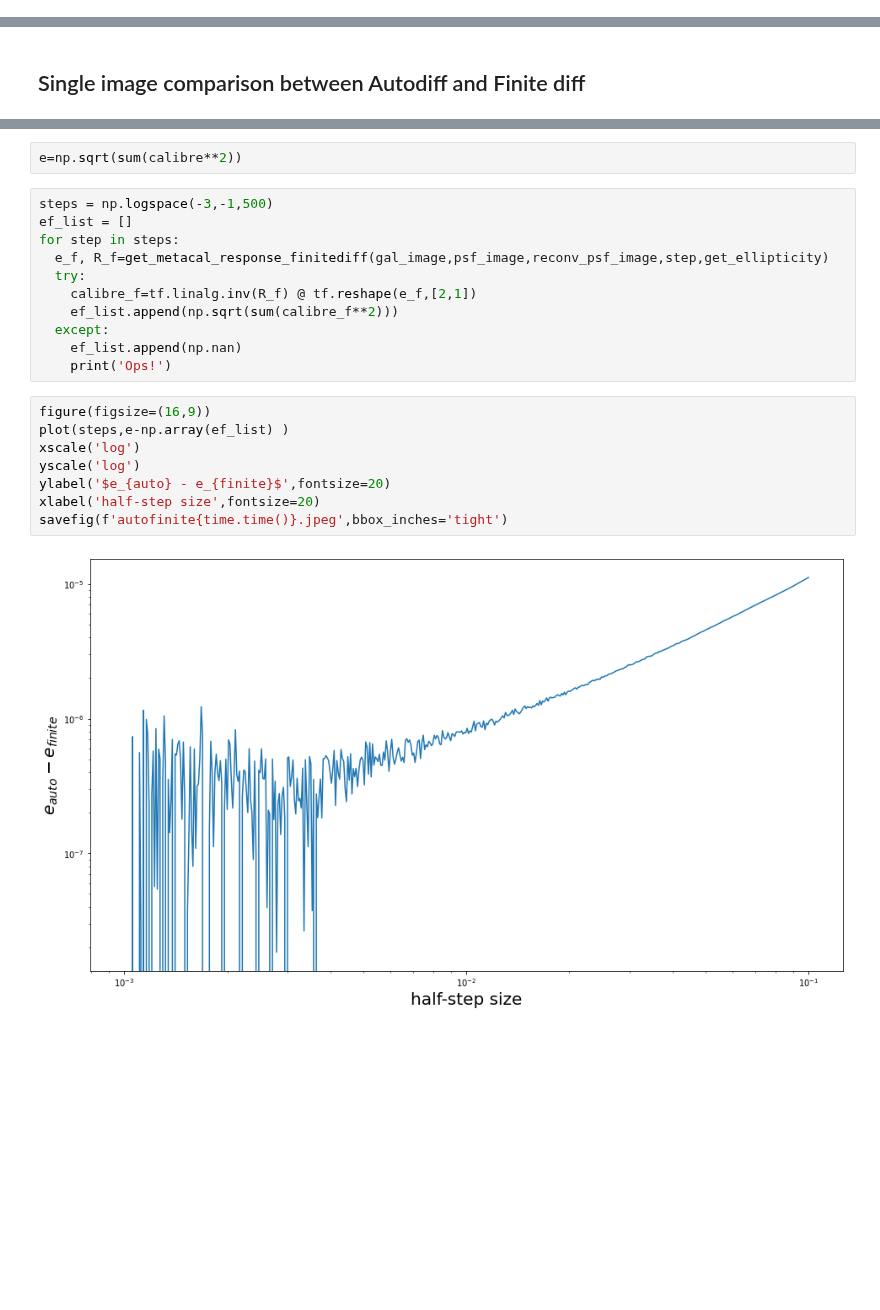
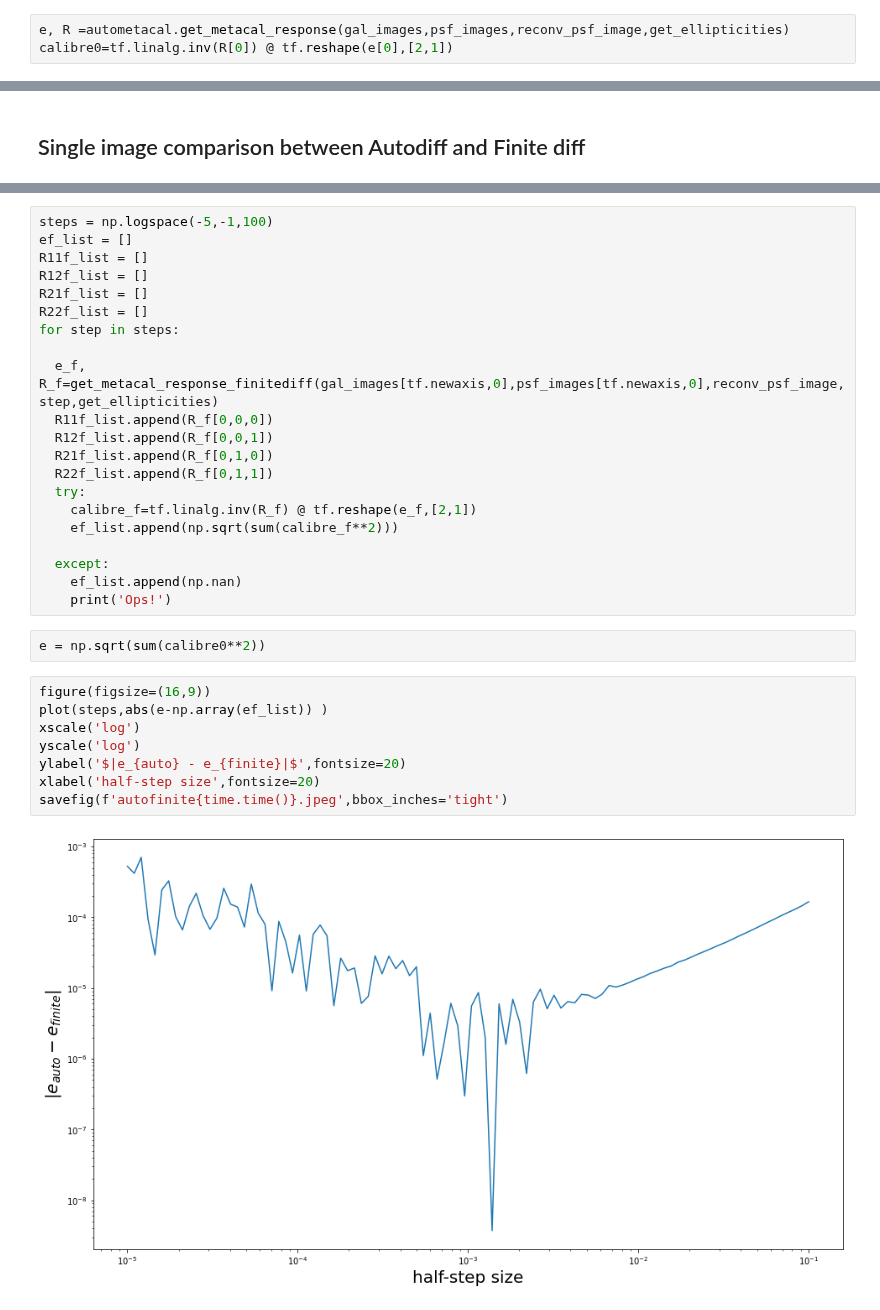
Before and after one commit to CosmoStat/autometacal, a Jupyter notebook: notebooks/metacal_compare_auto_finite.ipynb, the cells around one changed output, grey strips where cells are left out. Cells and saved outputs as stored; diff of their text form; blank space fills up the shorter version.

```diff
--- a/notebooks/metacal_compare_auto_finite.ipynb
+++ b/notebooks/metacal_compare_auto_finite.ipynb
@@ -208,0 +252,3 @@ e =  0.00161
+# %%
+e, R =autometacal.get_metacal_response(gal_images,psf_images,reconv_psf_image,get_ellipticities)
+calibre0=tf.linalg.inv(R[0]) @ tf.reshape(e[0],[2,1])
@@ -244,23 +300,33 @@ g1 = -0.00030, g2 = -0.00158
+# %%
+steps = np.logspace(-5,-1,100)
+ef_list = []
+R11f_list = []
+R12f_list = []
+R21f_list = []
+R22f_list = []
+for step in steps:
+
+  e_f, R_f=get_metacal_response_finitediff(gal_images[tf.newaxis,0],psf_images[tf.newaxis,0],reconv_psf_image,step,get_ellipticities)
+  R11f_list.append(R_f[0,0,0])
+  R12f_list.append(R_f[0,0,1])
+  R21f_list.append(R_f[0,1,0])
+  R22f_list.append(R_f[0,1,1])
+  try:
+    calibre_f=tf.linalg.inv(R_f) @ tf.reshape(e_f,[2,1])
+    ef_list.append(np.sqrt(sum(calibre_f**2)))
+
+  except:
+    ef_list.append(np.nan)
+    print('Ops!')
 # %%
-e=np.sqrt(sum(calibre**2))
+e = np.sqrt(sum(calibre0**2))
-# %%
-steps = np.logspace(-3,-1,500)
-ef_list = []
-for step in steps:
-  e_f, R_f=get_metacal_response_finitediff(gal_image,psf_image,reconv_psf_image,step,get_ellipticity)
-  try:
-    calibre_f=tf.linalg.inv(R_f) @ tf.reshape(e_f,[2,1])
-    ef_list.append(np.sqrt(sum(calibre_f**2)))
-  except:
-    ef_list.append(np.nan)
-    print('Ops!')
 # %%
 figure(figsize=(16,9))
-plot(steps,e-np.array(ef_list) )
+plot(steps,abs(e-np.array(ef_list)) )
 xscale('log')
 yscale('log')
-ylabel('$e_{auto} - e_{finite}$',fontsize=20)
+ylabel('$|e_{auto} - e_{finite}|$',fontsize=20)
 xlabel('half-step size',fontsize=20)
 savefig(f'autofinite{time.time()}.jpeg',bbox_inches='tight')
 # %% [output]
-[figure, old version]
+[figure, new version]
```
Also changed, not shown: parts of 34 cells of this notebook.
